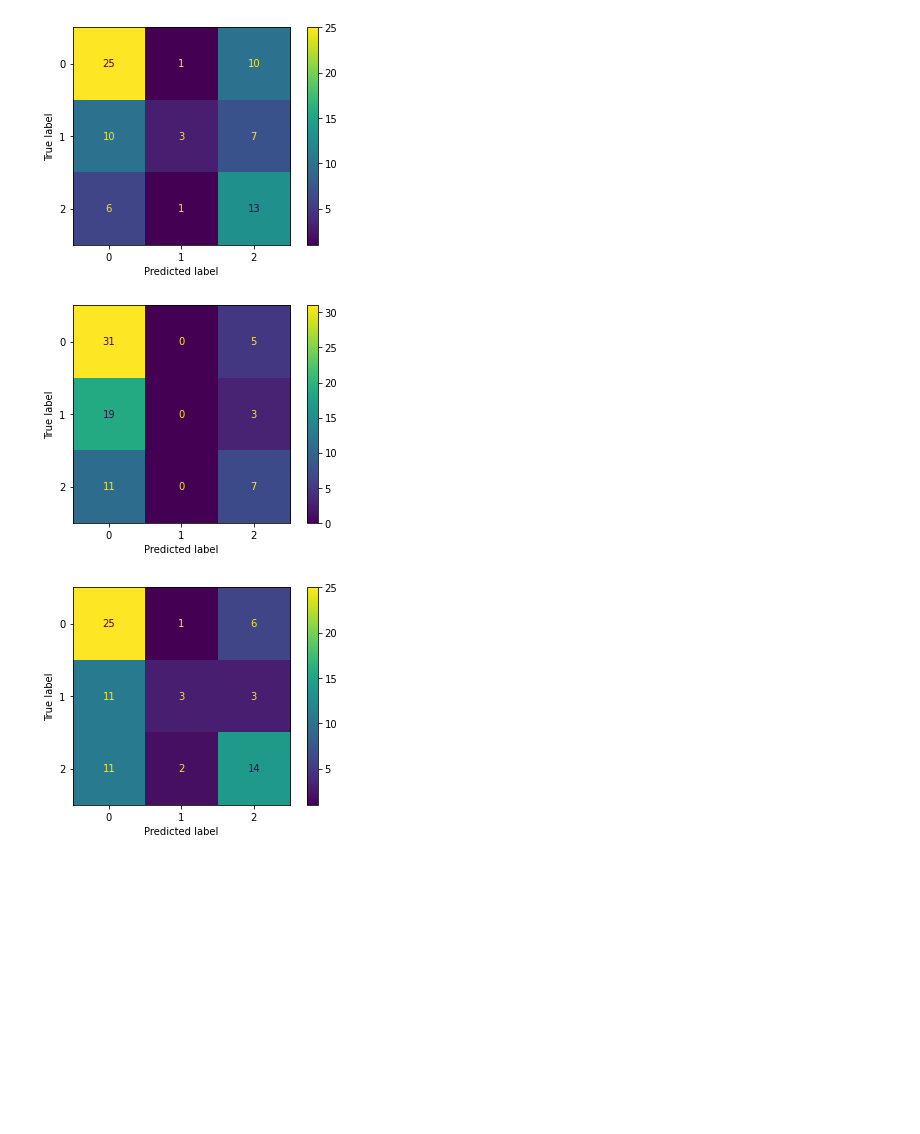
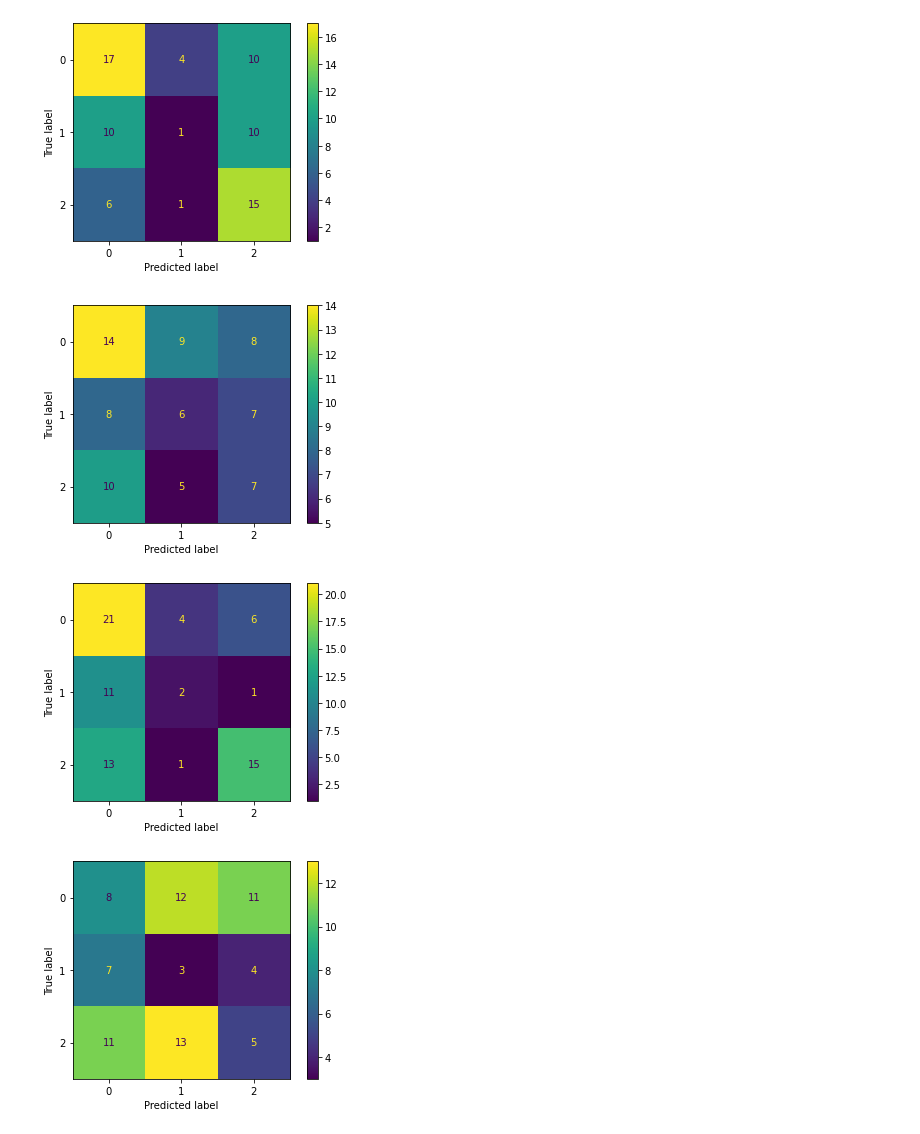
Before and after one commit to sam-nl/3rdYearProject, a Jupyter notebook: Ver1.ipynb, the cells around one changed output. Saved outputs shown, nothing was run; the diff lists cells and outputs as text; code cells hidden in the pictures; blank space fills up the shorter version.

Commit message:
added random guess and boxplot

```diff
--- a/Ver1.ipynb
+++ b/Ver1.ipynb
@@ -144,7 +156,9 @@ class Team:
         for j in range(len(stats)):
             count += 1
             if game_count !=0:
-                stats[j] = round(stats[j]/game_count,2) * 100 * (count*count)/len(stats)
+                stats[j] = round(stats[j]/game_count,2)
+            else:
+                stats = False
         return stats
 
     def get_stats_before(self,game):
@@ -200,17 +234,14 @@ def build_model(data,labels):
 
     model.add(Conv1D(32, (2), activation='relu', input_shape=train_data[0].shape))
     model.add(BatchNormalization())
-    model.add(MaxPooling1D((1)))
     model.add(Dropout(0.4))
 
     model.add(Conv1D(64, (1), activation='relu'))
     model.add(BatchNormalization())
-    model.add(MaxPooling1D((1)))
     model.add(Dropout(0.4))
 
     model.add(Flatten())
     model.add(Dense(128, activation='relu'))
-    model.add(BatchNormalization())
     model.add(Dropout(0.4))
 
     model.add(Dense(3, activation='softmax'))
@@ -219,7 +250,7 @@ def build_model(data,labels):
                   loss="sparse_categorical_crossentropy",
                   metrics = "accuracy")
 
-    model_history = model.fit(data, labels, epochs=50)
+    model_history = model.fit(data, labels, epochs=100, verbose = 0)
 
     return(model)
 # %%
@@ -228,24 +259,44 @@ def evaluate_model(model,data,labels):
     model_pred = model.predict_classes(data)
     model_matrix = confusion_matrix(labels, model_pred)
     model_show = ConfusionMatrixDisplay(confusion_matrix = model_matrix)
+    model_show.title = "Neural Network Matrix"
     model_show = model_show.plot()
     m = tf.keras.metrics.Accuracy()
     m.update_state(labels, model_pred)
     return(m.result().numpy())
+# %%
+def random_guess(test_labels):
+    rand_labels = []
+    for i in test_labels:
+        rand = random.randint(0,2)
+        rand_labels.append(rand)
+    rand_labels = np.array(rand_labels)
+    rand_matrix = confusion_matrix(test_labels, rand_labels)
+    rand_show = ConfusionMatrixDisplay(confusion_matrix = rand_matrix)
+    rand_show.title = "Random Guess Matrix"
+    rand_show = rand_show.plot()
+    g = tf.keras.metrics.Accuracy()
+    g.update_state(test_labels, rand_labels)
+    return(g.result().numpy())
 # %%
-train_data, test_data, train_labels, test_labels = train_test_split(np_data, np_labels, test_size = 0.2)
-
-kf = KFold(5,shuffle=True,random_state=1)
+kf = KFold(5,shuffle=True)
 fold = 0
-accuracies = []
+nn_accuracies = []
+rand_accuracies = []
 for train_index, test_index in kf.split(np_data):
     fold+=1
     print("fold " + str(fold)+ ":")
     train_data, test_data = np_data[train_index], np_data[test_index]
     train_labels, test_labels = np_labels[train_index], np_labels[test_index]
     model = build_model(train_data,train_labels)
-    accuracies.append(evaluate_model(model,test_data,test_labels))
-print("accuracies: "+ str(accuracies))
-print("average: "+ str(mean(accuracies)))
+    nn_accuracies.append(evaluate_model(model,test_data,test_labels))
+    rand_accuracies.append(random_guess(test_labels))
+
+rand_avg = mean(rand_accuracies)
+nn_avg = mean(nn_accuracies)
+print("random accuracies: "+ str(rand_accuracies))
+print("random average: "+ str(rand_avg))
+print("nn accuracies: "+ str(nn_accuracies))
+print("nn average: "+ str(nn_avg))
 # %% [output]
 fold 1:
@@ -287,3 +318,4 @@ average: 0.5263158
-[figure, old version]
+[figure, new version]
-[figure, old version]
+[figure, new version]
-[figure, old version]
+[figure, new version]
+[figure, added]
```
Also changed, not shown: parts of 5 cells of this notebook.
